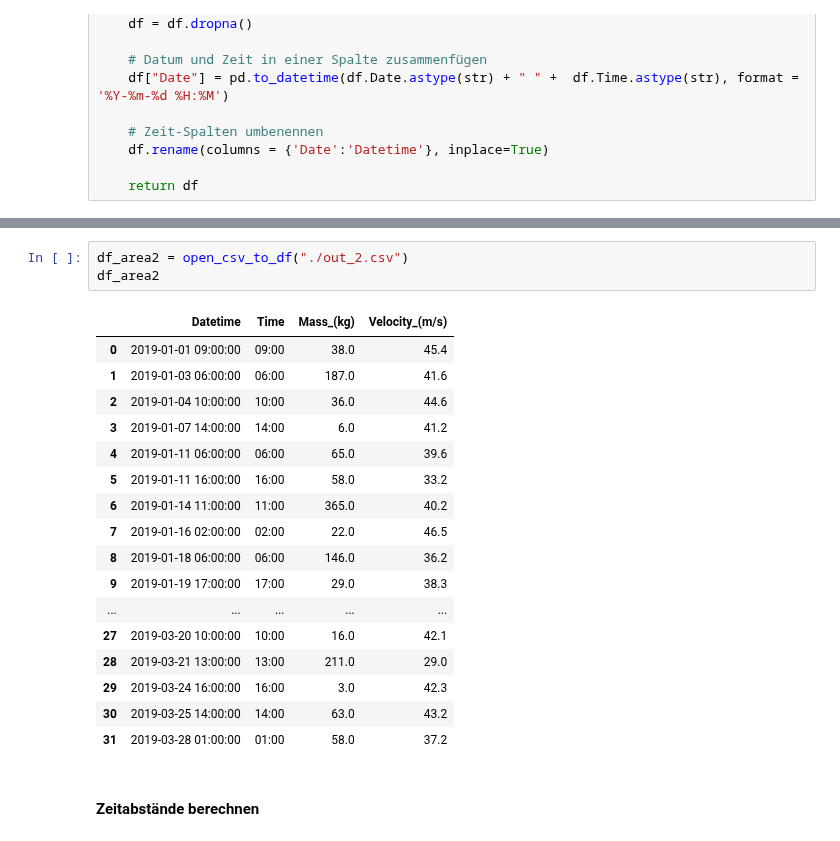
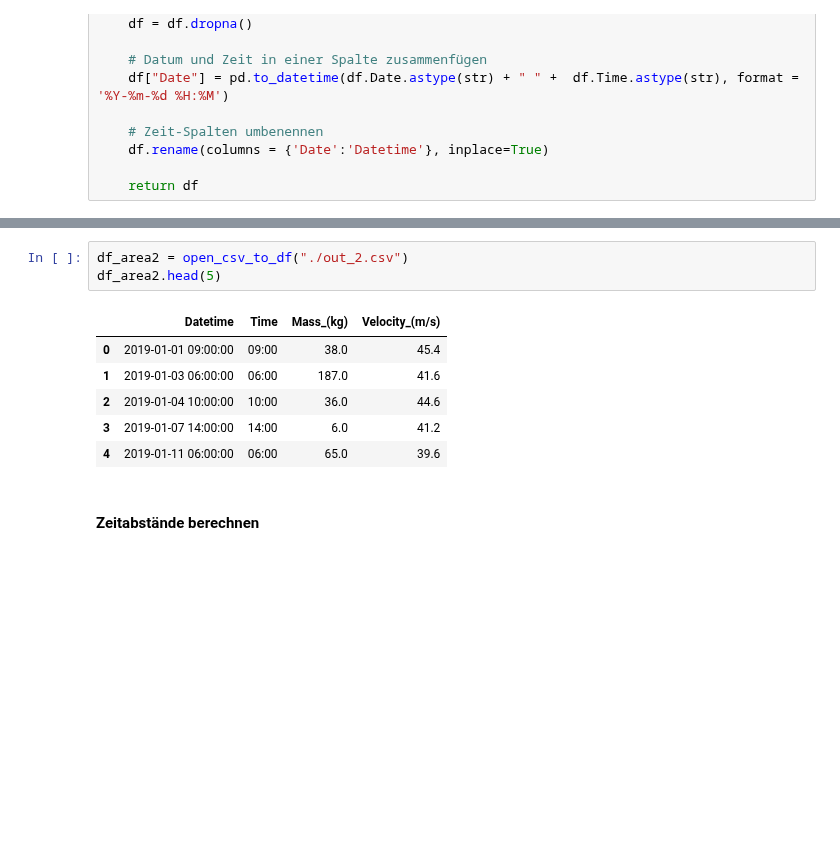
Before and after one commit to lhenchoz/cwm1, a Jupyter notebook: CWM1-Steinschlagrisiko.ipynb, the cells around one changed output, grey strips where cells are left out. Cells and saved outputs as stored; diff of their text form; blank space fills up the shorter version.

```diff
--- a/CWM1-Steinschlagrisiko.ipynb
+++ b/CWM1-Steinschlagrisiko.ipynb
@@ -134,24 +128,13 @@ df_area1
 # %%
 df_area2 = open_csv_to_df("./out_2.csv")
-df_area2
+df_area2.head(5)
 # %% [output]
 |  | Datetime | Time | Mass_(kg) | Velocity_(m/s) |
 | 0 | 2019-01-01 09:00:00 | 09:00 | 38.0 | 45.4 |
 | 1 | 2019-01-03 06:00:00 | 06:00 | 187.0 | 41.6 |
 | 2 | 2019-01-04 10:00:00 | 10:00 | 36.0 | 44.6 |
 | 3 | 2019-01-07 14:00:00 | 14:00 | 6.0 | 41.2 |
 | 4 | 2019-01-11 06:00:00 | 06:00 | 65.0 | 39.6 |
-| 5 | 2019-01-11 16:00:00 | 16:00 | 58.0 | 33.2 |
-| 6 | 2019-01-14 11:00:00 | 11:00 | 365.0 | 40.2 |
-| 7 | 2019-01-16 02:00:00 | 02:00 | 22.0 | 46.5 |
-| 8 | 2019-01-18 06:00:00 | 06:00 | 146.0 | 36.2 |
-| 9 | 2019-01-19 17:00:00 | 17:00 | 29.0 | 38.3 |
-| ... | ... | ... | ... | ... |
-| 27 | 2019-03-20 10:00:00 | 10:00 | 16.0 | 42.1 |
-| 28 | 2019-03-21 13:00:00 | 13:00 | 211.0 | 29.0 |
-| 29 | 2019-03-24 16:00:00 | 16:00 | 3.0 | 42.3 |
-| 30 | 2019-03-25 14:00:00 | 14:00 | 63.0 | 43.2 |
-| 31 | 2019-03-28 01:00:00 | 01:00 | 58.0 | 37.2 |
 # %% [markdown]
 #### Zeitabstände berechnen
 # %%
```
Also changed, not shown: parts of 8 cells of this notebook, 1 other file.
